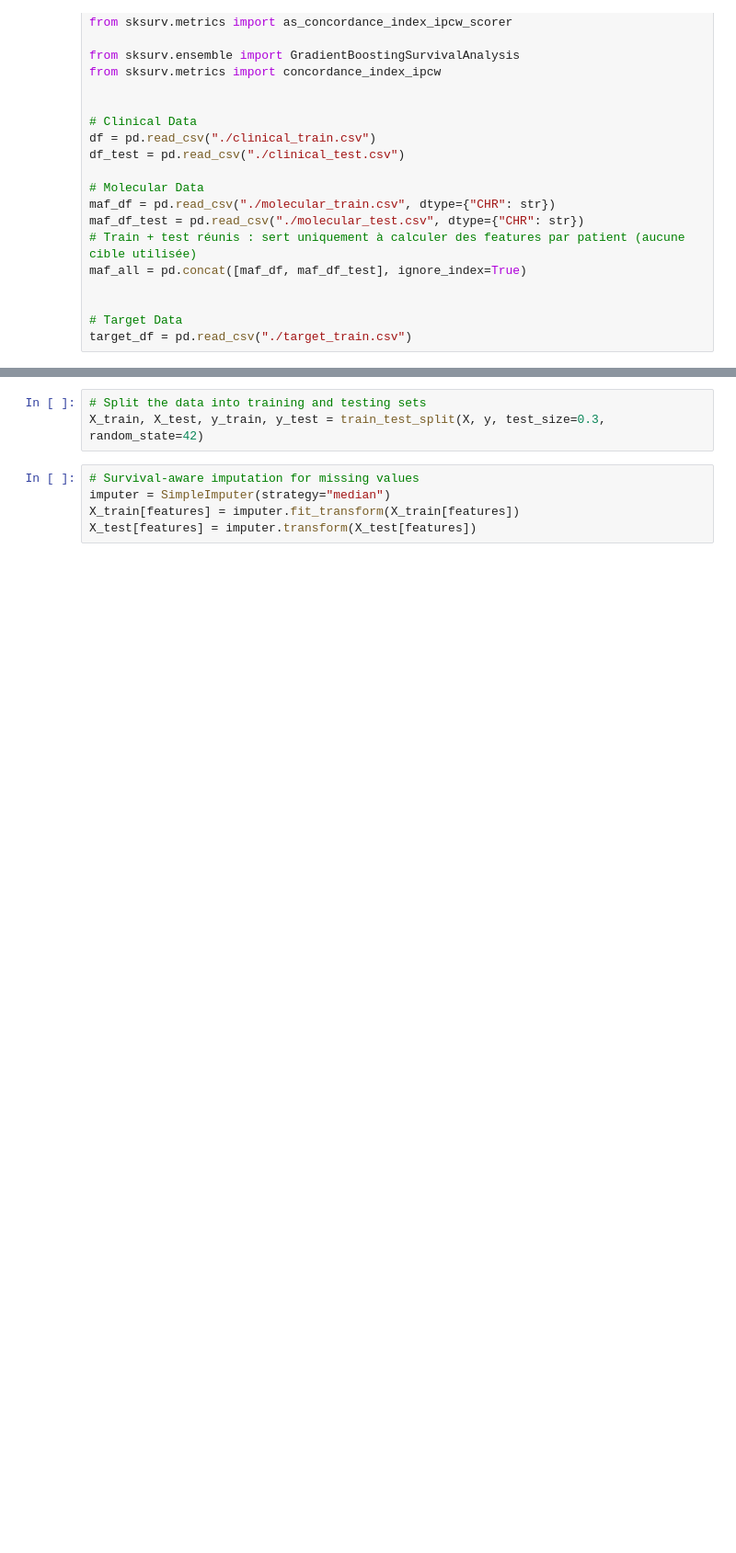
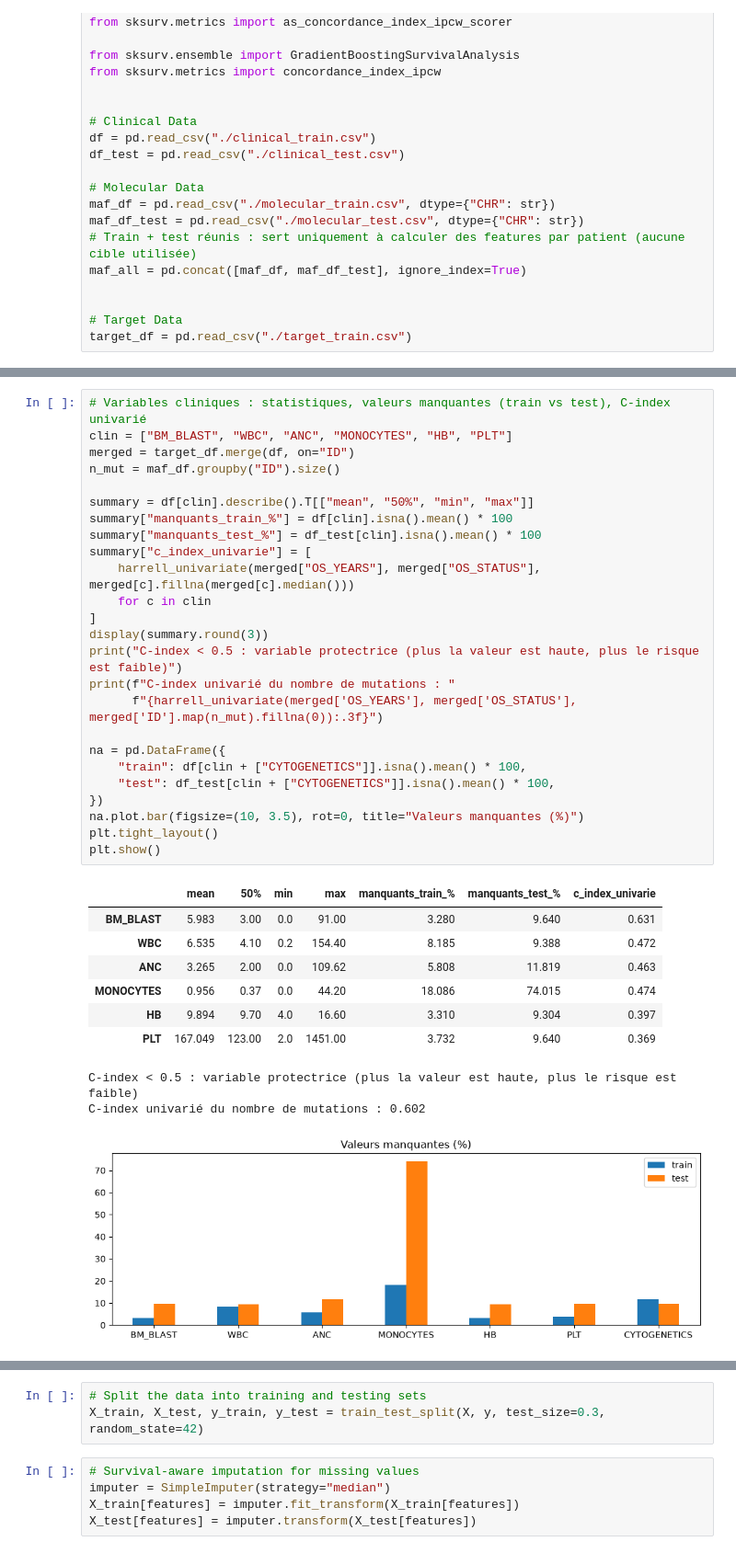
Before and after one commit to corentin-lpsc/Data-challenge-2026, a Jupyter notebook: Notebook.ipynb, the cells around one changed output, grey strips where cells are left out. Shown at 92% size. Drawn from its saved outputs; the diff is of its cells as text; blank space fills up the shorter version.

```diff
--- a/Notebook.ipynb
+++ b/Notebook.ipynb
@@ -89,0 +165,36 @@ array([( True, 1.11506849), (False, 4.92876712), (False, 2.04383562),
+# %%
+# Variables cliniques : statistiques, valeurs manquantes (train vs test), C-index univarié
+clin = ["BM_BLAST", "WBC", "ANC", "MONOCYTES", "HB", "PLT"]
+merged = target_df.merge(df, on="ID")
+n_mut = maf_df.groupby("ID").size()
+
+summary = df[clin].describe().T[["mean", "50%", "min", "max"]]
+summary["manquants_train_%"] = df[clin].isna().mean() * 100
+summary["manquants_test_%"] = df_test[clin].isna().mean() * 100
+summary["c_index_univarie"] = [
+    harrell_univariate(merged["OS_YEARS"], merged["OS_STATUS"], merged[c].fillna(merged[c].median()))
+    for c in clin
+]
+display(summary.round(3))
+print("C-index < 0.5 : variable protectrice (plus la valeur est haute, plus le risque est faible)")
+print(f"C-index univarié du nombre de mutations : "
+      f"{harrell_univariate(merged['OS_YEARS'], merged['OS_STATUS'], merged['ID'].map(n_mut).fillna(0)):.3f}")
+
+na = pd.DataFrame({
+    "train": df[clin + ["CYTOGENETICS"]].isna().mean() * 100,
+    "test": df_test[clin + ["CYTOGENETICS"]].isna().mean() * 100,
+})
+na.plot.bar(figsize=(10, 3.5), rot=0, title="Valeurs manquantes (%)")
+plt.tight_layout()
+plt.show()
+# %% [output]
+|  | mean | 50% | min | max | manquants_train_% | manquants_test_% | c_index_univarie |
+| BM_BLAST | 5.983 | 3.00 | 0.0 | 91.00 | 3.280 | 9.640 | 0.631 |
+| WBC | 6.535 | 4.10 | 0.2 | 154.40 | 8.185 | 9.388 | 0.472 |
+| ANC | 3.265 | 2.00 | 0.0 | 109.62 | 5.808 | 11.819 | 0.463 |
+| MONOCYTES | 0.956 | 0.37 | 0.0 | 44.20 | 18.086 | 74.015 | 0.474 |
+| HB | 9.894 | 9.70 | 4.0 | 16.60 | 3.310 | 9.304 | 0.397 |
+| PLT | 167.049 | 123.00 | 2.0 | 1451.00 | 3.732 | 9.640 | 0.369 |
+C-index < 0.5 : variable protectrice (plus la valeur est haute, plus le risque est faible)
+C-index univarié du nombre de mutations : 0.602
+[figure, added]
```
Also changed, not shown: parts of 14 cells of this notebook.
